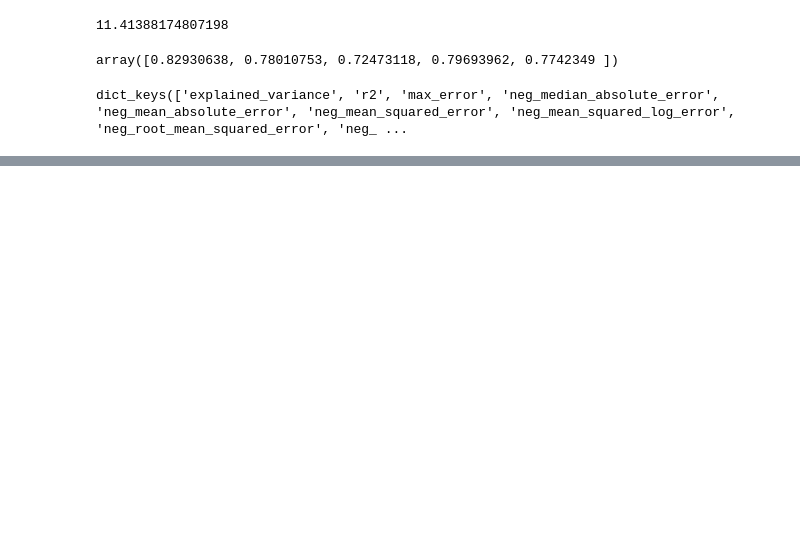
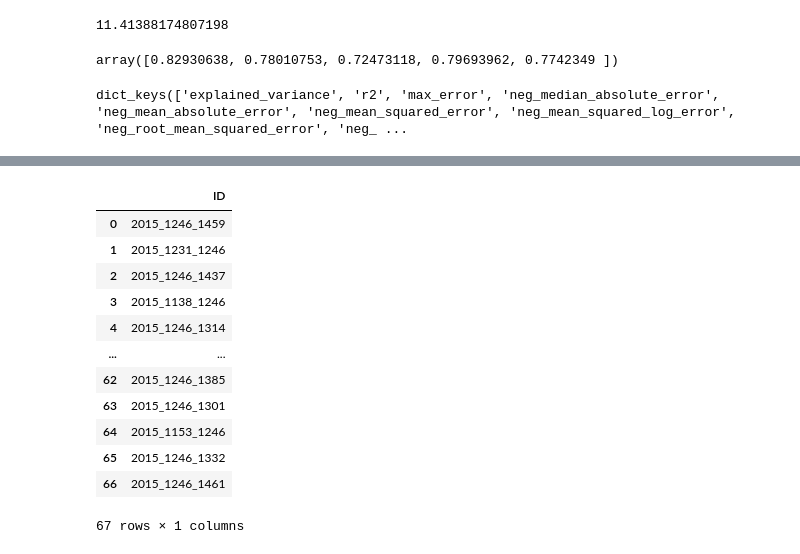
Before and after one commit to henokyemam/MarchMadness2021, a Jupyter notebook: 02_basic_modeling.ipynb, the cells around one changed output, grey strips where cells are left out. Drawn from its saved outputs; the diff is of its cells as text; code cells hidden in the pictures; blank space fills up the shorter version.

```diff
--- a/02_basic_modeling.ipynb
+++ b/02_basic_modeling.ipynb
@@ -282,0 +356,16 @@ data_target_positive = map_columns(season_agg_lr, old_cols, new_cols_W, new_cols
+# %%
+df_sub.select('ID').join(spark.createDataFrame(data_test[['ID']]), 'ID', 'left_anti').toPandas()
+# %% [output]
+|  | ID |
+| 0 | 2015_1246_1459 |
+| 1 | 2015_1231_1246 |
+| 2 | 2015_1246_1437 |
+| 3 | 2015_1138_1246 |
+| 4 | 2015_1246_1314 |
+| ... | ... |
+| 62 | 2015_1246_1385 |
+| 63 | 2015_1246_1301 |
+| 64 | 2015_1153_1246 |
+| 65 | 2015_1246_1332 |
+| 66 | 2015_1246_1461 |
+67 rows × 1 columns
```
Also changed, not shown: parts of 20 cells of this notebook, 2 other files.
